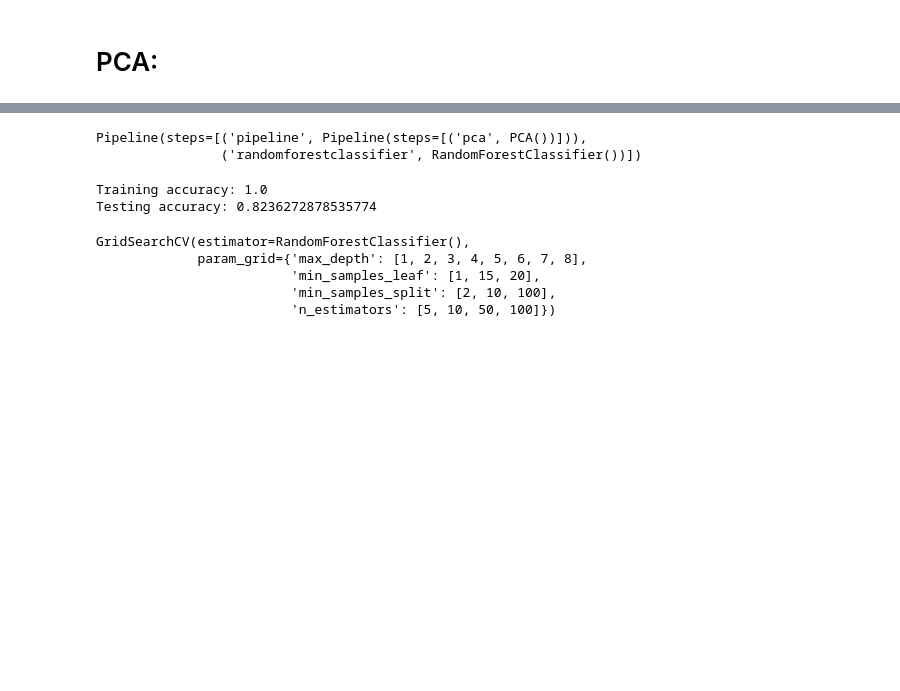
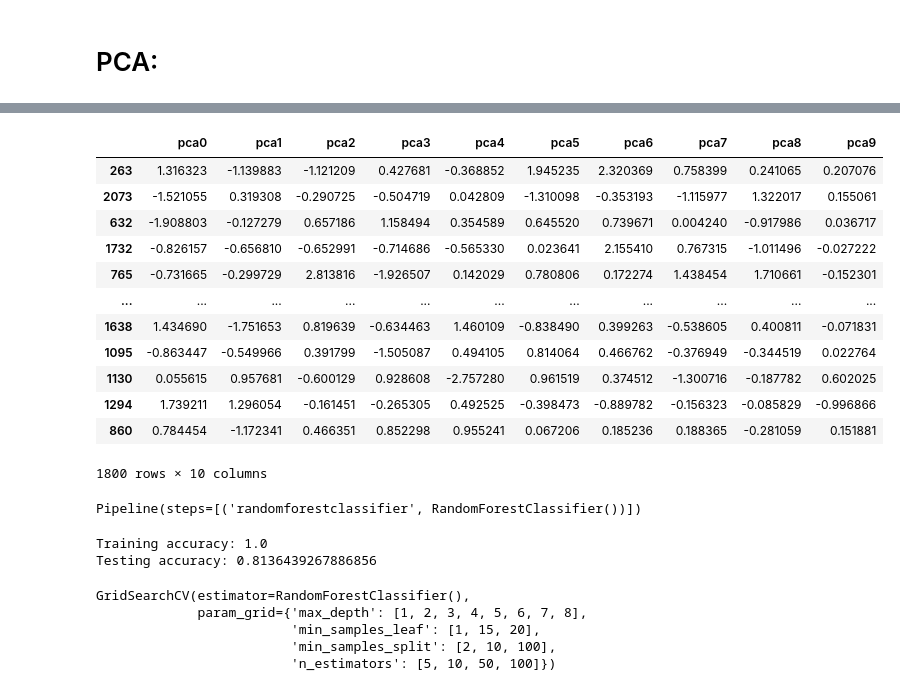
Before and after one commit to AsmaBenHmidene/Metabolic-Syndrome-prediction, a Jupyter notebook: Project_2_Part_4_(Core)_data_set_1.ipynb, the cells around one changed output, grey strips where cells are left out. Drawn from its saved outputs; the diff is of its cells as text; code cells hidden in the pictures; blank space fills up the shorter version.

```diff
--- a/Project_2_Part_4_(Core)_data_set_1.ipynb
+++ b/Project_2_Part_4_(Core)_data_set_1.ipynb
@@ -1064,2 +995,2 @@ Text(0, 0.5, 'Proportion of Explained Variance')
 # %%
-pca7 = PCA(n_components=14)
+pca = PCA(n_components=.84)
@@ -1071,17 +997,36 @@ transformer = make_pipeline(pca)
+# %%
+X_train_pca = pca.fit_transform(X_train_processed)
+
+X_test_pca = pca.transform(X_test_processed)
+# %%
+X_train_pca
+# %% [output]
+|  | pca0 | pca1 | pca2 | pca3 | pca4 | pca5 | pca6 | pca7 | pca8 | pca9 |
+| 263 | 1.316323 | -1.139883 | -1.121209 | 0.427681 | -0.368852 | 1.945235 | 2.320369 | 0.758399 | 0.241065 | 0.207076 |
+| 2073 | -1.521055 | 0.319308 | -0.290725 | -0.504719 | 0.042809 | -1.310098 | -0.353193 | -1.115977 | 1.322017 | 0.155061 |
+| 632 | -1.908803 | -0.127279 | 0.657186 | 1.158494 | 0.354589 | 0.645520 | 0.739671 | 0.004240 | -0.917986 | 0.036717 |
+| 1732 | -0.826157 | -0.656810 | -0.652991 | -0.714686 | -0.565330 | 0.023641 | 2.155410 | 0.767315 | -1.011496 | -0.027222 |
+| 765 | -0.731665 | -0.299729 | 2.813816 | -1.926507 | 0.142029 | 0.780806 | 0.172274 | 1.438454 | 1.710661 | -0.152301 |
+| ... | ... | ... | ... | ... | ... | ... | ... | ... | ... | ... |
+| 1638 | 1.434690 | -1.751653 | 0.819639 | -0.634463 | 1.460109 | -0.838490 | 0.399263 | -0.538605 | 0.400811 | -0.071831 |
+| 1095 | -0.863447 | -0.549966 | 0.391799 | -1.505087 | 0.494105 | 0.814064 | 0.466762 | -0.376949 | -0.344519 | 0.022764 |
+| 1130 | 0.055615 | 0.957681 | -0.600129 | 0.928608 | -2.757280 | 0.961519 | 0.374512 | -1.300716 | -0.187782 | 0.602025 |
+| 1294 | 1.739211 | 1.296054 | -0.161451 | -0.265305 | 0.492525 | -0.398473 | -0.889782 | -0.156323 | -0.085829 | -0.996866 |
+| 860 | 0.784454 | -1.172341 | 0.466351 | 0.852298 | 0.955241 | 0.067206 | 0.185236 | 0.188365 | -0.281059 | 0.151881 |
+1800 rows × 10 columns
 # %%
 rf = RandomForestClassifier()
 # Create a modeling pipeline
-rf_pipe = make_pipeline(transformer, rf)
-rf_pipe.fit(Xp_train, yp_train)
+rf_pipe = make_pipeline(rf)
+rf_pipe.fit(X_train_pca, y_train)
 # %% [output]
-Pipeline(steps=[('pipeline', Pipeline(steps=[('pca', PCA())])),
-                ('randomforestclassifier', RandomForestClassifier())])
+Pipeline(steps=[('randomforestclassifier', RandomForestClassifier())])
 # %%
-print('Training accuracy:', rf_pipe.score(Xp_train, yp_train))
-print('Testing accuracy:', rf_pipe.score(Xp_test, yp_test))
+print('Training accuracy:', rf_pipe.score(X_train_pca, y_train))
+print('Testing accuracy:', rf_pipe.score(X_test_pca, y_test))
 # %% [output]
 Training accuracy: 1.0
-Testing accuracy: 0.8236272878535774
+Testing accuracy: 0.8136439267886856
 # %%
 param_grid_rf = param_grid = {'max_depth': [1,2,3,4,5,6,7,8],'min_samples_leaf': [1,15,20],'min_samples_split': [2, 10, 100], 'n_estimators': [5,10,50,100]};
 dt_grid_search_rf = GridSearchCV(rf, param_grid_rf)
```
Also changed, not shown: parts of 20 cells of this notebook.
